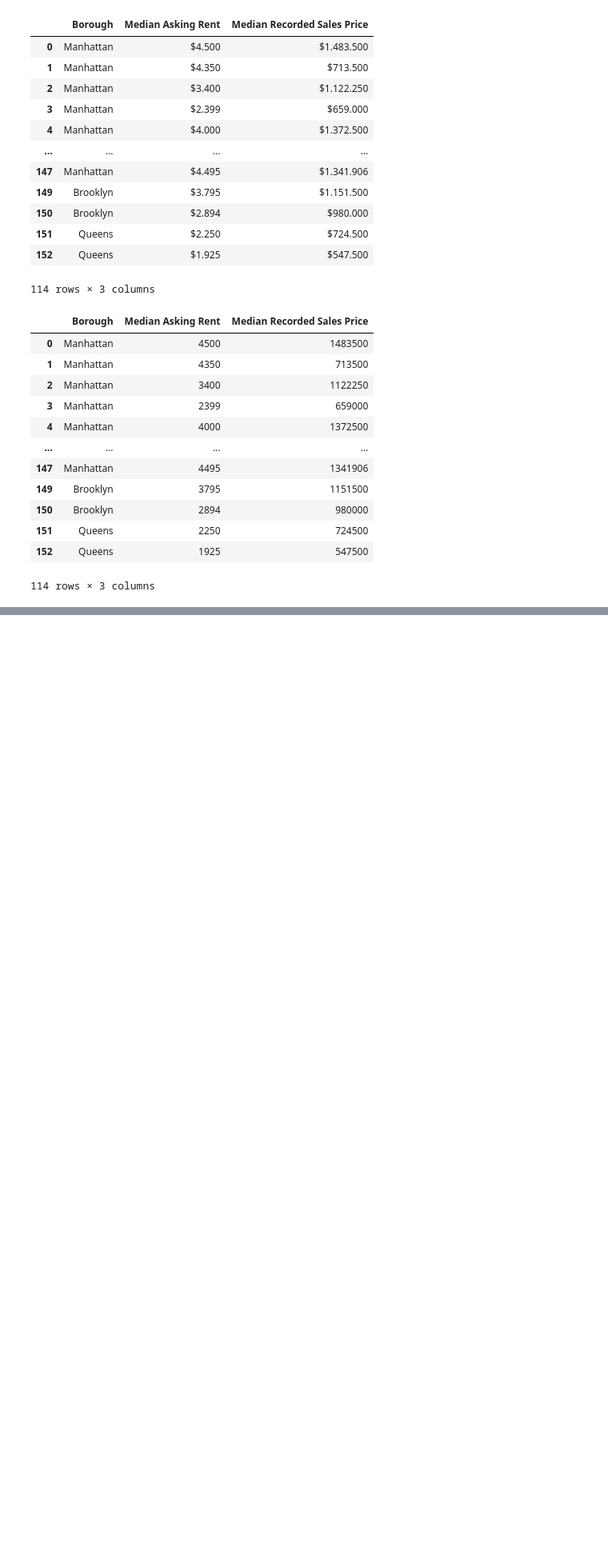
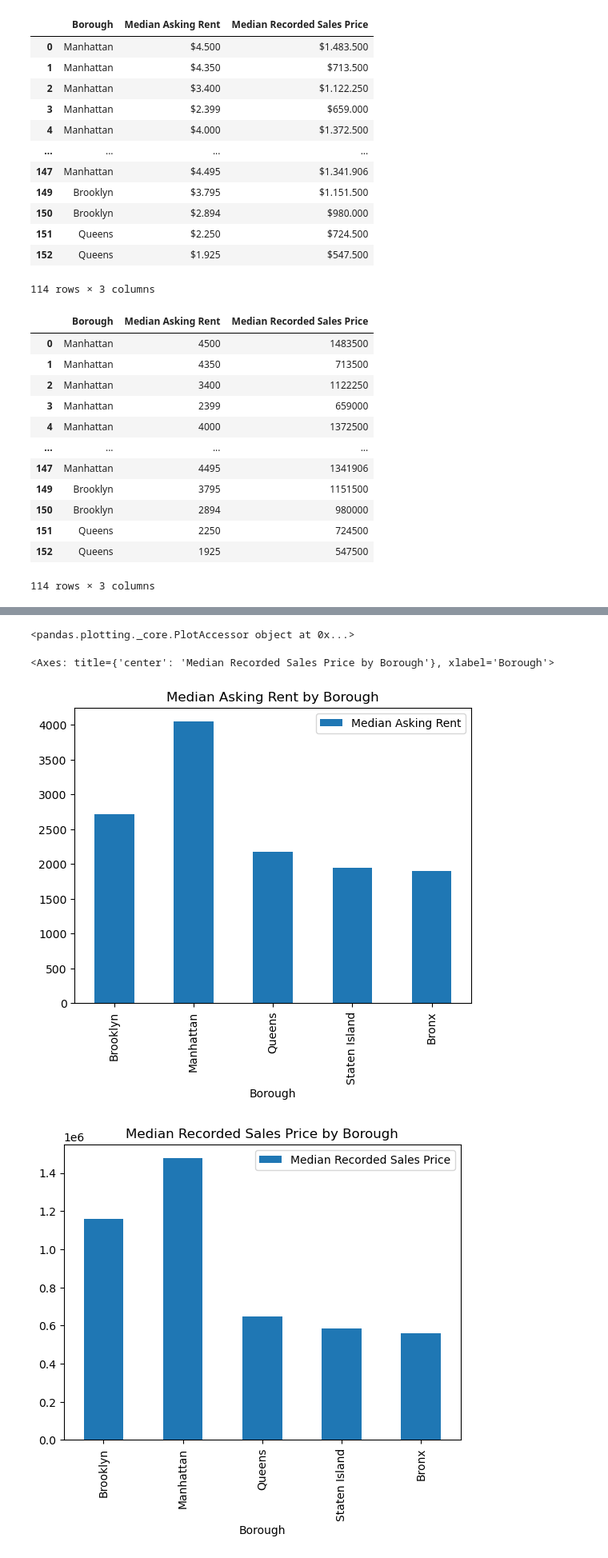
Before and after one commit to carolinariveraa/ETL, a Jupyter notebook: notebook/ny_neighborhood.ipynb, the cells around one changed output, grey strips where cells are left out. Shown at 80% size. Cells and saved outputs as stored; diff of their text form; code cells hidden in the pictures; blank space fills up the shorter version.

```diff
--- a/notebook/ny_neighborhood.ipynb
+++ b/notebook/ny_neighborhood.ipynb
@@ -90,0 +102,6 @@ ny_real
+# %%
+nueva_fila_1 = ['Staten Island', 1950, 584500]
+nueva_fila_2 = ['Bronx', 1900, 559500]
+
+ny_real = ny_real.append({'Borough': nueva_fila_1[0], 'Median Asking Rent': nueva_fila_1[1], 'Median Recorded Sales Price': nueva_fila_1[2]}, ignore_index=True)
+ny_real = ny_real.append({'Borough': nueva_fila_2[0], 'Median Asking Rent': nueva_fila_2[1], 'Median Recorded Sales Price': nueva_fila_2[2]}, ignore_index=True)
@@ -90,0 +119,17 @@ ny_real
+# %%
+a = ny_real.plot;
+a
+# %% [output]
+<pandas.plotting._core.PlotAccessor object at 0x...>
+# %%
+
+# crear dos dataframes diferentes para los precios de alquiler y venta
+df_rent = ny_real[['Borough', 'Median Asking Rent']]
+df_sales = ny_real[['Borough', 'Median Recorded Sales Price']]
+# %%
+df_rent.plot(kind='bar', x='Borough', y='Median Asking Rent', title='Median Asking Rent by Borough')
+df_sales.plot(kind='bar', x='Borough', y='Median Recorded Sales Price', title='Median Recorded Sales Price by Borough')
+# %% [output]
+<Axes: title={'center': 'Median Recorded Sales Price by Borough'}, xlabel='Borough'>
+[figure, added]
+[figure, added]
```
Also changed, not shown: parts of 9 cells of this notebook, 2 other files.
